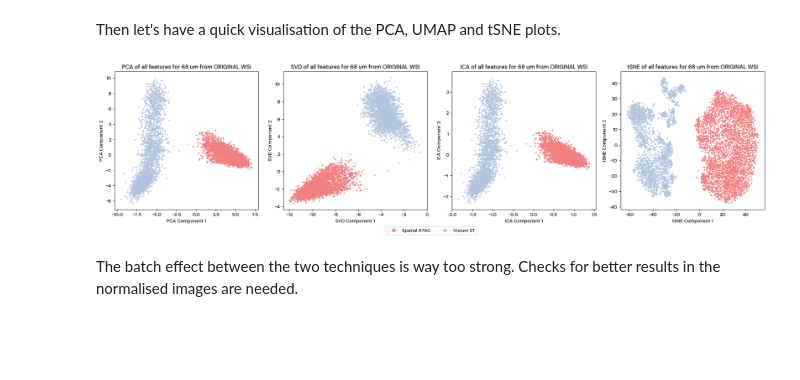
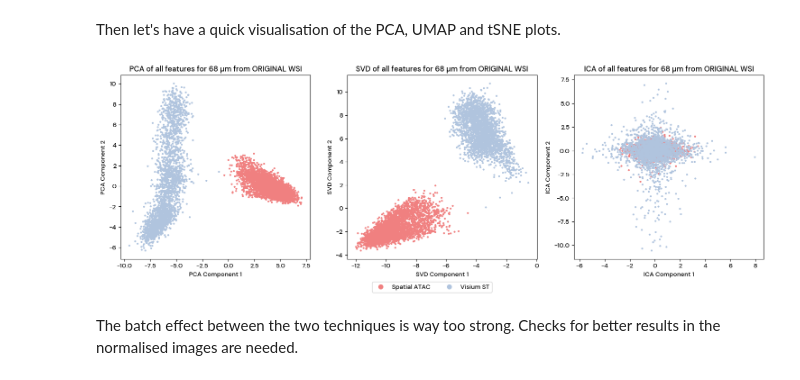
Before and after one commit to gabriele-gambero/Gabriele_Master_project, a Jupyter notebook: 4_features_clustering/uni2_h/on_merged_samples/from_uni2_h_MERGED_ORIGINAL_WSI.ipynb, the cells around one changed output. Saved outputs shown, nothing was run; the diff lists cells and outputs as text; code cells hidden in the pictures; blank space fills up the shorter version.

```diff
--- a/4_features_clustering/uni2_h/on_merged_samples/from_uni2_h_MERGED_ORIGINAL_WSI.ipynb
+++ b/4_features_clustering/uni2_h/on_merged_samples/from_uni2_h_MERGED_ORIGINAL_WSI.ipynb
@@ -178,12 +180,12 @@ Then let's have a quick visualisation of the PCA, UMAP and tSNE plots.
 # %%
 from utils_clust_n_class import all_dim_red
 
 COLORS_FOR_SPATIALS = {"Spatial ATAC": "lightcoral", "Visium ST": "lightsteelblue"}
 
-plot_68, dim_red_results_68 =  all_dim_red(merged_selected_pickle_df_68um, normalisation_name, COLORS_FOR_SPATIALS, SPOT_SIZE, selected_methods = ["PCA", "SVD", "ICA", "tSNE"])
+plot_68, dim_red_results_68 =  all_dim_red(merged_selected_pickle_df_68um, normalisation_name, COLORS_FOR_SPATIALS, SPOT_SIZE, selected_methods = ["PCA", "SVD", "ICA"], n_comp = 200)
 plot_68.show()
 # %% [output]
-[figure, old version]
+[figure, new version]
 # %%
 plot_68.savefig(os.path.join(PATH_TO_FIGURES, f"plot_all_dimensionality_reductions_{SPOT_SIZE}um_{normalisation_name.replace(' ', '_')}.pdf"),
                 format="PDF", bbox_inches='tight')
```
Also changed, not shown: parts of 4 cells of this notebook, 46 other files.
